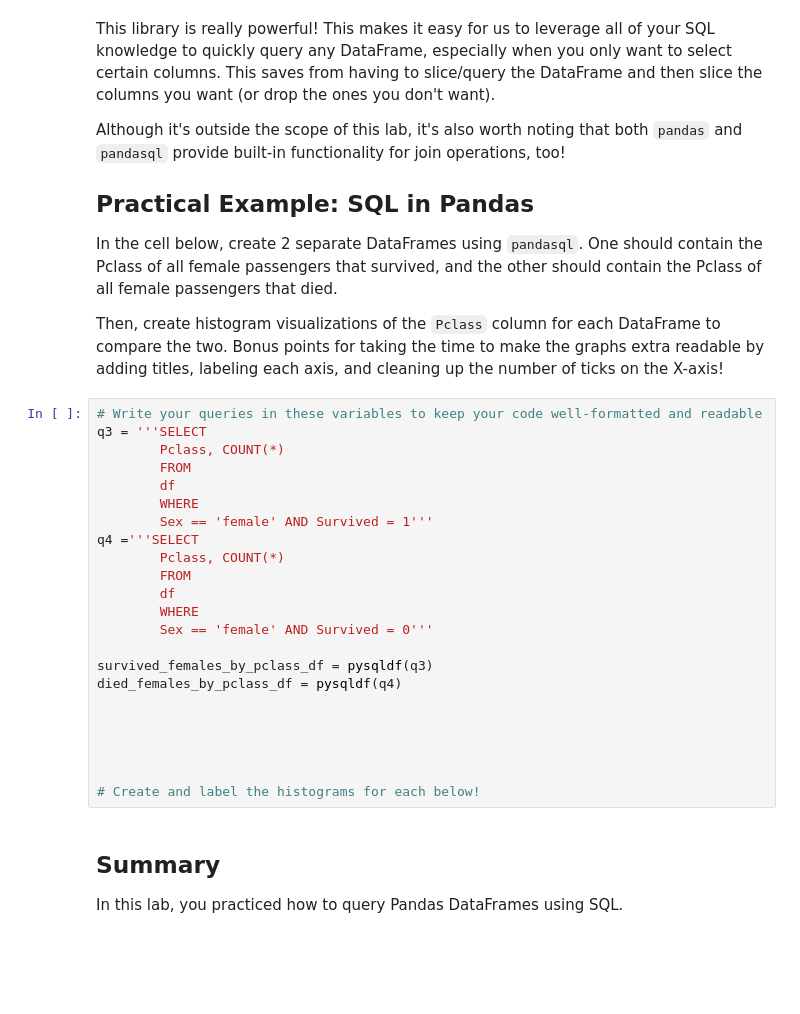
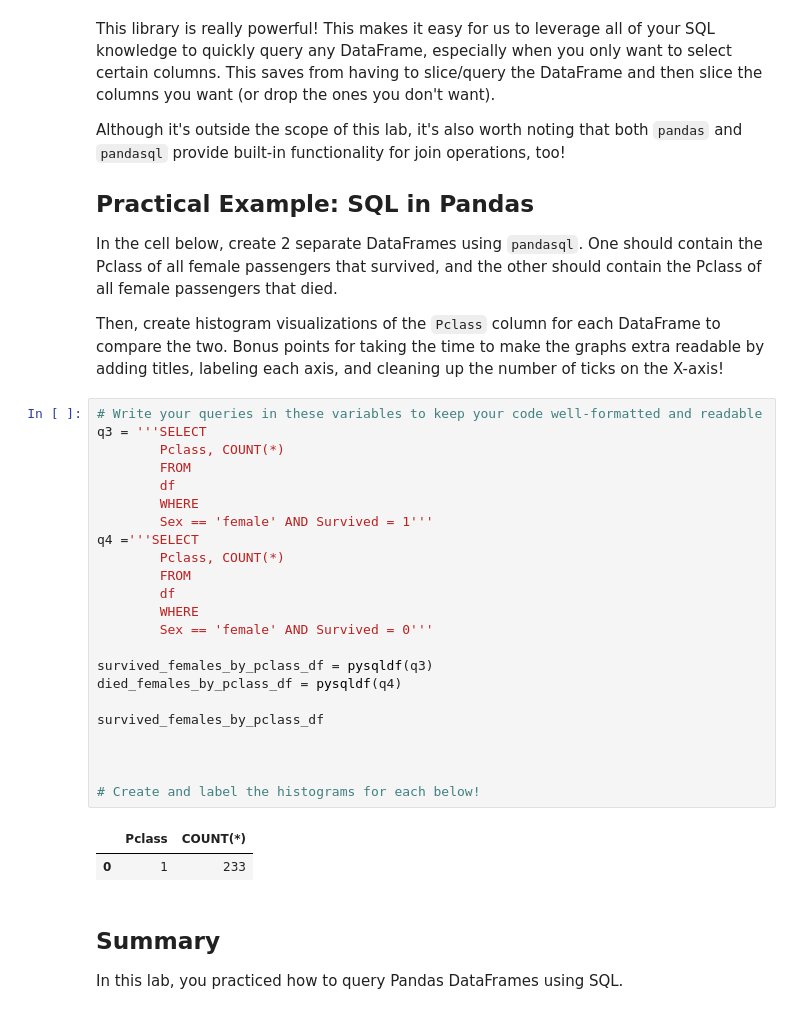
Before and after one commit to jmt0221/dsc-using-sql-with-pandas-lab-nyc-ds-082619, a Jupyter notebook: index.ipynb, the cells around one changed output. Drawn from its saved outputs; the diff is of its cells as text; blank space fills up the shorter version.

```diff
--- a/index.ipynb
+++ b/index.ipynb
@@ -335,26 +335,29 @@ Then, create histogram visualizations of the `Pclass` column for each DataFrame
 # %%
 # Write your queries in these variables to keep your code well-formatted and readable
 q3 = '''SELECT
         Pclass, COUNT(*)
         FROM
         df
         WHERE
         Sex == 'female' AND Survived = 1'''
 q4 ='''SELECT
         Pclass, COUNT(*)
         FROM
         df
         WHERE
         Sex == 'female' AND Survived = 0'''
 
 survived_females_by_pclass_df = pysqldf(q3)
 died_females_by_pclass_df = pysqldf(q4)
 
-
+survived_females_by_pclass_df
 
 
 
 # Create and label the histograms for each below!
+# %% [output]
+|  | Pclass | COUNT(*) |
+| 0 | 1 | 233 |
 # %% [markdown]
 ## Summary
 
```
